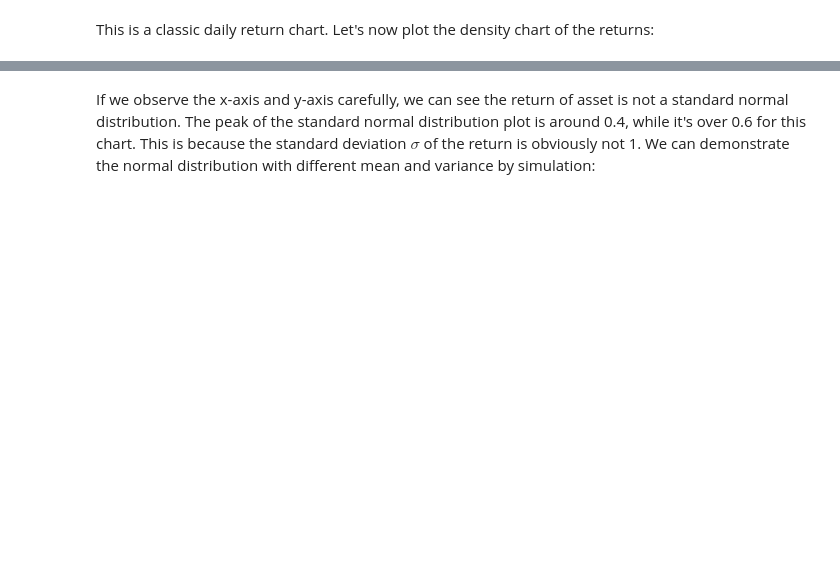
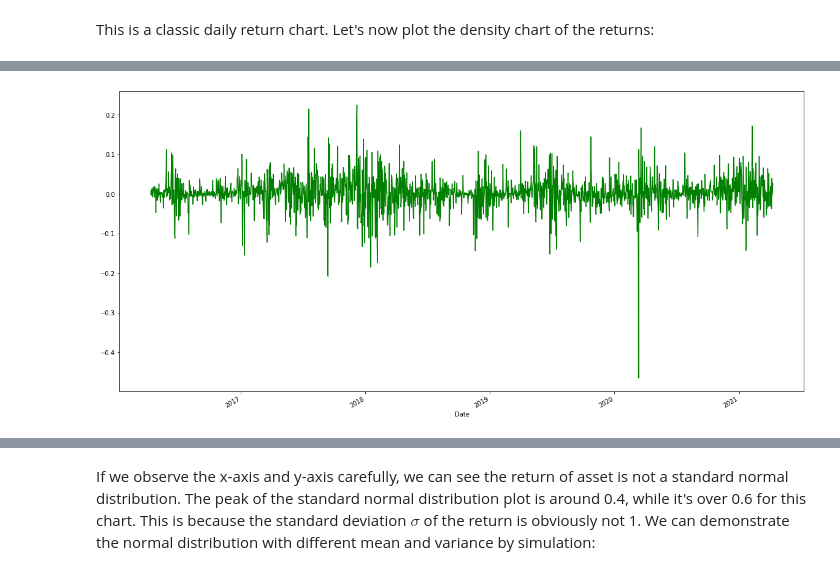
Before and after one commit to gabimgarciarom/AlgorithmsUN2021I, a Jupyter notebook: Lab4/ggarciaroTutorial7.ipynb, the cells around one changed output, grey strips where cells are left out. Cells and saved outputs as stored; diff of their text form; code cells hidden in the pictures; blank space fills up the shorter version.

```diff
--- a/Lab4/ggarciaroTutorial7.ipynb
+++ b/Lab4/ggarciaroTutorial7.ipynb
@@ -229,0 +309,6 @@ plt.show()
+# %%
+btc_table = pdr.get_data_yahoo('BTC-USD',)
+btc = btc_table.loc['2015':'2021',['Close']]
+btc['log_return'] = np.log(btc['Close']).diff()
+btc = btc.dropna()
+btc
@@ -229,0 +330,6 @@ plt.show()
+# %%
+plt.figure(figsize = (20,10))
+btc.log_return.plot(color='green')
+plt.show()
+# %% [output]
+[figure, added]
```
Also changed, not shown: parts of 30 cells of this notebook, 1 other file.
